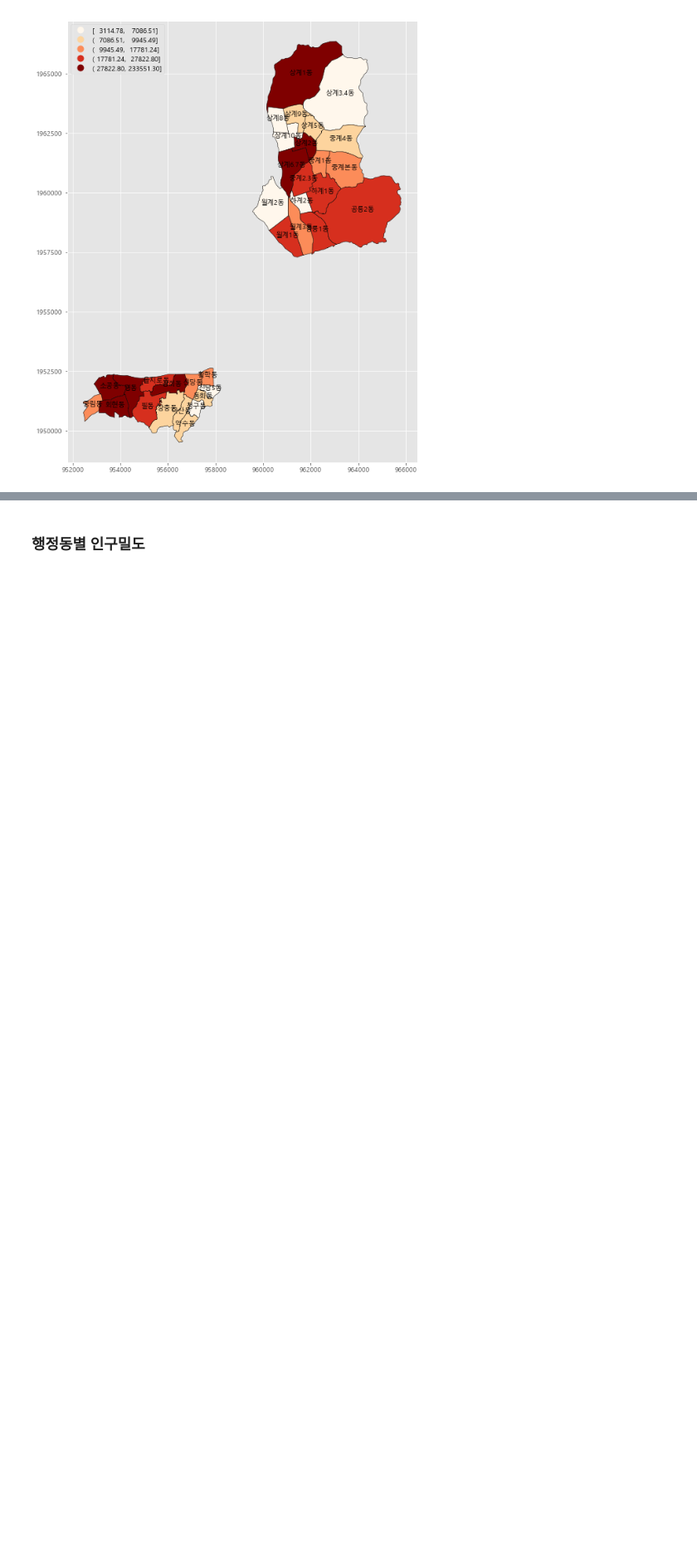
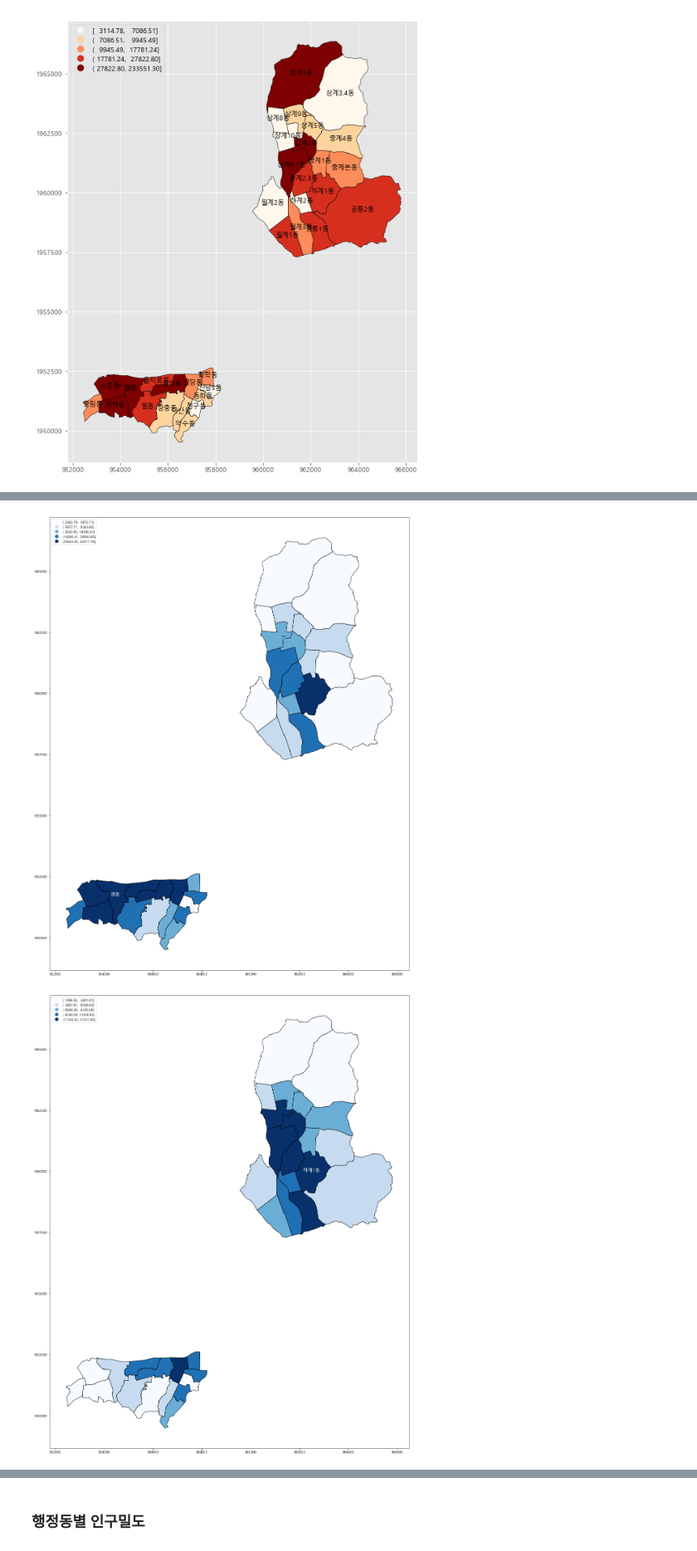
Before and after one commit to minkithub/bigcon2020, a Jupyter notebook: Jaewon/GeoPandas연습_GIF생성.ipynb, the cells around one changed output, grey strips where cells are left out. Shown at 83% size. Saved outputs shown, nothing was run; the diff lists cells and outputs as text; code cells hidden in the pictures; blank space fills up the shorter version.

```diff
--- a/Jaewon/GeoPandas연습_GIF생성.ipynb
+++ b/Jaewon/GeoPandas연습_GIF생성.ipynb
@@ -371,0 +383,2 @@ pd.read_csv(os.path.join(csv_file_path, 'bunjang_seoul_v2.csv'))
+# %%
+geo_df_seoul = geo_df.loc[geo_df.SIDO_NM=='서울특별시'].reset_index()
@@ -371,0 +387,3 @@ pd.read_csv(os.path.join(csv_file_path, 'bunjang_seoul_v2.csv'))
+# %%
+with open(os.path.join(pickle_file_path, 'result_dict.pickle'), 'rb') as f:
+    result_dict = pickle.load(f)
@@ -371,0 +398,13 @@ pd.read_csv(os.path.join(csv_file_path, 'bunjang_seoul_v2.csv'))
+# %%
+for i in range(4):
+    fig, ax = plt.subplots(figsize=(36,24))
+    geo_df_seoul.merge(result_dict.get(4).get('process')).plot(column=f'result_{i}', cmap='Blues',edgecolor='black', legend=True, legend_kwds={'loc' : 'upper left'}, scheme='quantiles', ax = ax)
+
+    hdong = result_dict.get(4).get('process').set_index('HDONG_NM')[f'result_{i}'].idxmax()
+
+    ax.annotate(f'{hdong}', (geo_df_seoul.loc[geo_df_seoul.HDONG_NM==hdong].geometry.centroid.x,geo_df_seoul.loc[geo_df_seoul.HDONG_NM==hdong].geometry.centroid.y), ha='center', fontsize=14, color='white')
+    fig.savefig(os.path.join(image_path,f'result_{i}.png'))
+    plt.show()
+# %% [output]
+[figure, added]
+[figure, added]
```
Also changed, not shown: parts of 13 cells of this notebook, 2 other files.
